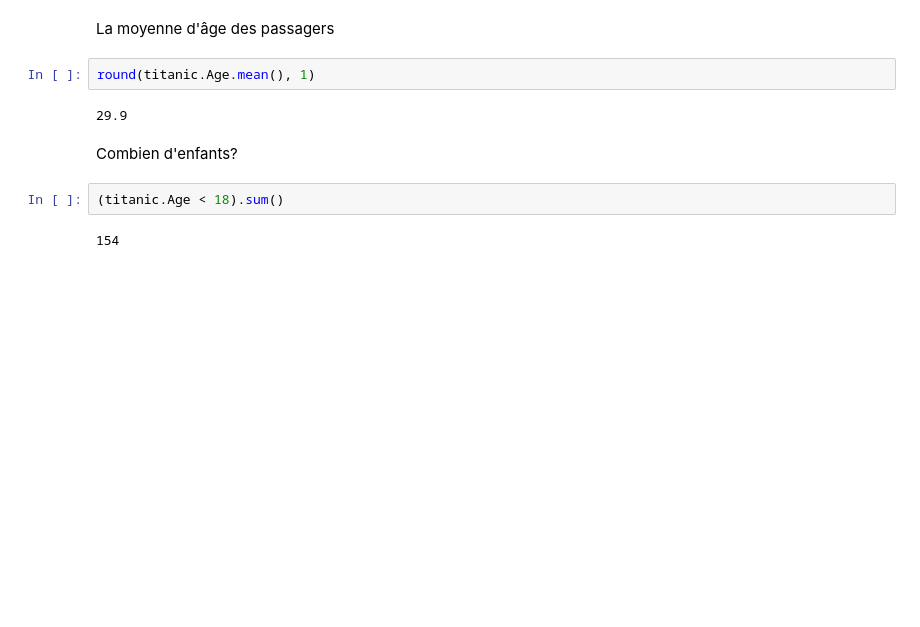
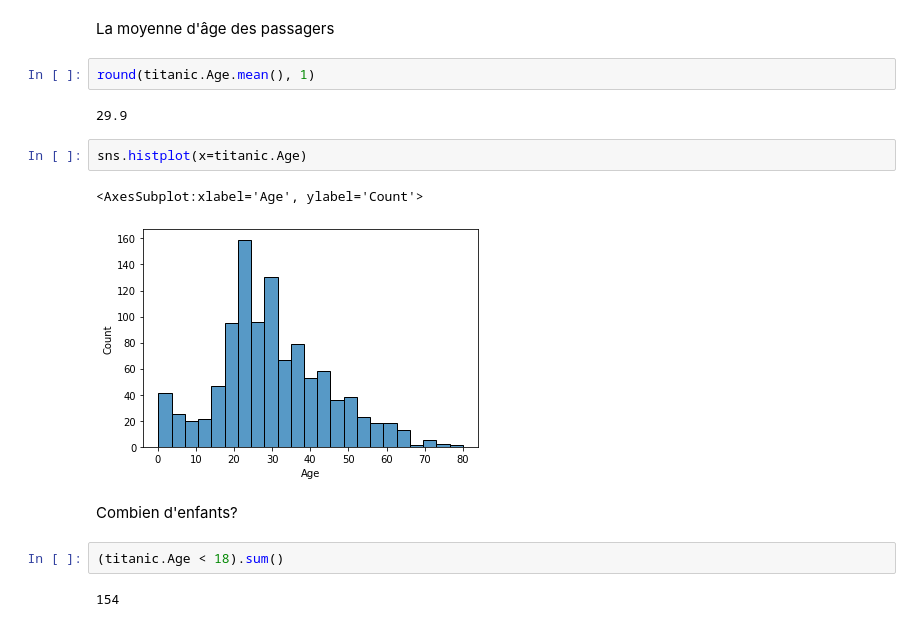
Before and after one commit to sheriffff/teaching_ibm_skillup_data_analytics2022, a Jupyter notebook: fra/01.intro.ipynb, the cells around one changed output. Saved outputs shown, nothing was run; the diff lists cells and outputs as text; blank space fills up the shorter version.

```diff
--- a/fra/01.intro.ipynb
+++ b/fra/01.intro.ipynb
@@ -159,6 +166,11 @@ La moyenne d'âge des passagers
 round(titanic.Age.mean(), 1)
 # %% [output]
 29.9
+# %%
+sns.histplot(x=titanic.Age)
+# %% [output]
+<AxesSubplot:xlabel='Age', ylabel='Count'>
+[figure, added]
 # %% [markdown]
 Combien d'enfants?
 # %%
```
Also changed, not shown: parts of 10 cells of this notebook, 2 other files.
